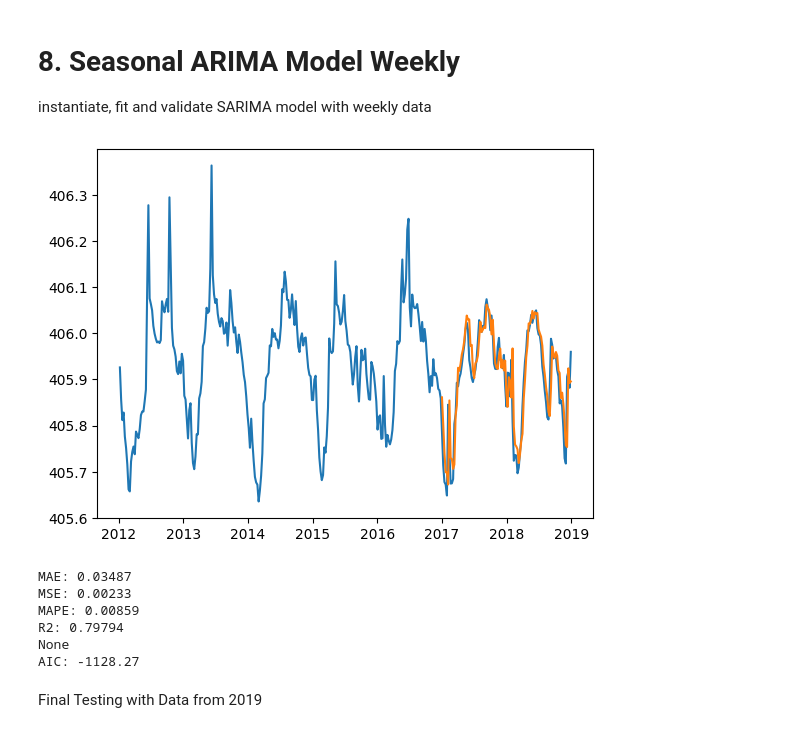
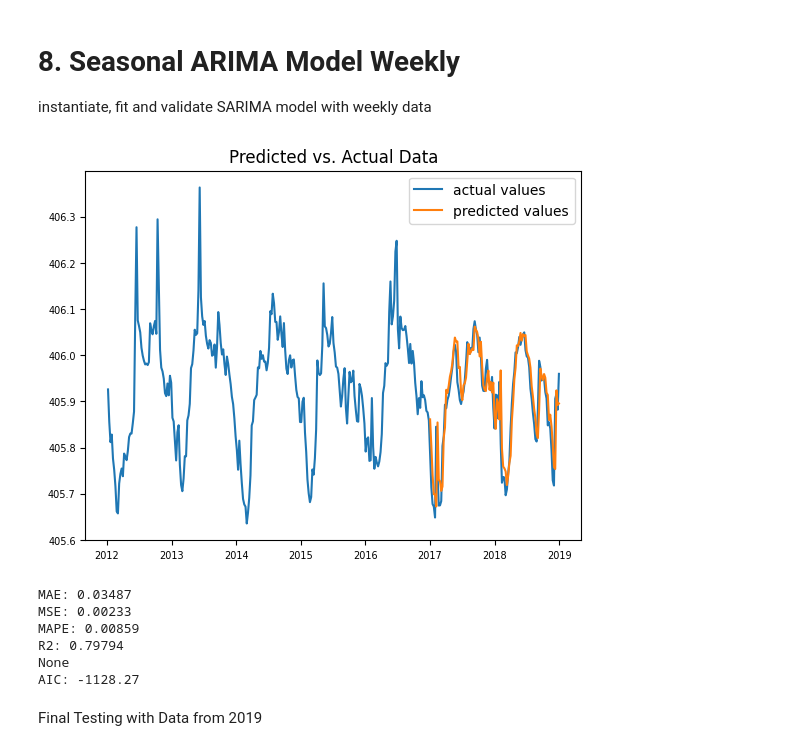
Before and after one commit to kaebry/DSF, a Jupyter notebook: Code/Univariate_Models.ipynb, the cells around one changed output. Cells and saved outputs as stored; diff of their text form; code cells hidden in the pictures.

Commit message:
graph layout

```diff
--- a/Code/Univariate_Models.ipynb
+++ b/Code/Univariate_Models.ipynb
@@ -242,6 +243,8 @@ plt.plot(test.index, forecast_arima_monthly, label="fixed model testing")
 plt.plot(test.index, forecast_arima_monthly_wf, label="walking forward testing")
 plt.title("Actual vs. Forcasted Data")
 plt.legend()
+plt.rc('xtick', labelsize=5)
+plt.rc('ytick', labelsize=5)
 plt.show()
 
 # print performance indicators
@@ -320,6 +324,8 @@ plt.plot(test.index, test, label="true test values")
 plt.plot(test.index, forecast_sarima_monthly, label="fixed model testing")
 plt.plot(test.index, forecast_sarima_monthly_wf, label="walking forward testing")
 plt.title("Actual vs. Forcasted Data")
+plt.rc('xtick', labelsize=7)
+plt.rc('ytick', labelsize=7)
 plt.legend()
 plt.show()
 
@@ -463,9 +470,11 @@ forecast_arima_weekly = arima_model_w.forecast(len(test_we))
 
 # plotting actual and forcasted water level for 2019
 plt.plot(test_we.index, test_we, label="true test values")
-plt.plot(test_we.index, forecast_arima_weekly, label="fixed parameters testing")
+plt.plot(test_we.index, forecast_arima_weekly, label="fixed model testing")
 plt.plot(test_we.index, forecast_arima_weekly_wf, label="walking forward testing")
 plt.title("Actual vs. Forcasted Data")
+plt.rc('xtick', labelsize=7)
+plt.rc('ytick', labelsize=7)
 plt.legend()
 plt.show()
 
@@ -500,19 +509,21 @@ instantiate, fit and validate SARIMA model with weekly data
 # %%
 # instantiate and fit arima model manually with parameters
 # optimize for model with the lowest mean errors and the highest R2
 # we orient ourself on the parameters from the ARIMA model, s=52 because we are dealing with weekly data
 wf_sarima_preds_we, sarima_model_w = walk_forward_validation_SARIMA(train_val_we, test_val_we, (2,0,3), (1,0,0,52))
 
 # plotting actual and predicted water level
-plt.plot(train_we.index, train_we)
-plt.plot(test_val_we.index, wf_sarima_preds_we)
+plt.plot(train_we.index, train_we, label="actual values")
+plt.plot(test_val_we.index, wf_sarima_preds_we, label="predicted values")
+plt.title("Predicted vs. Actual Data")
+plt.legend()
 plt.show()
 
 # print performance indicators
 print(mean_errors(test_val_we, wf_sarima_preds_we))
 print("AIC: {:.2f}".format(sarima_model_w.aic))
 # %% [output]
-[figure, old version]
+[figure, new version]
 MAE: 0.03487
 MSE: 0.00233
 MAPE: 0.00859
```
Also changed, not shown: parts of 7 cells of this notebook.
